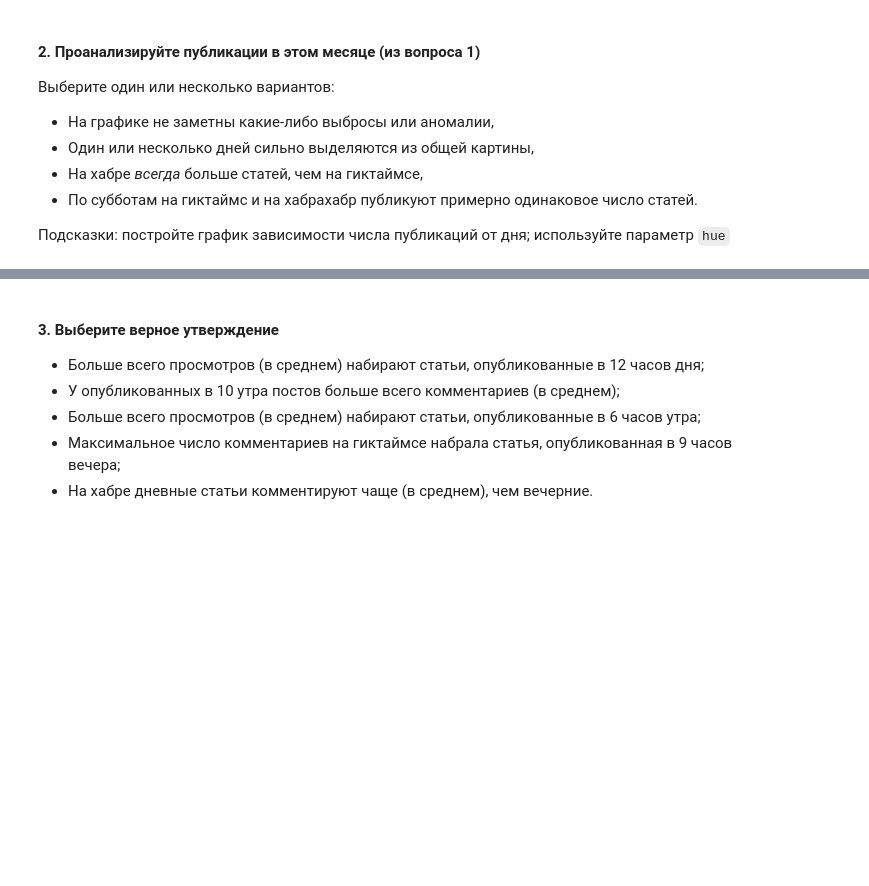
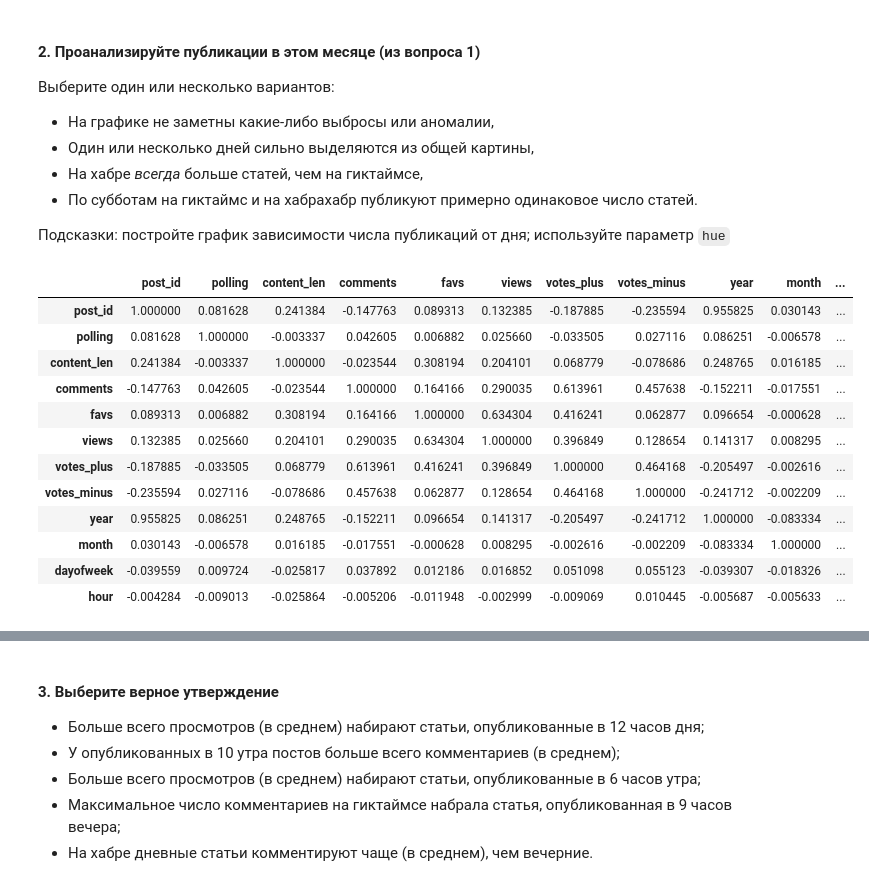
Before and after one commit to Sepren/MachineLearning, a Jupyter notebook: Упражнения.ipynb, the cells around one changed output, grey strips where cells are left out. Saved outputs shown, nothing was run; the diff lists cells and outputs as text; code cells hidden in the pictures; blank space fills up the shorter version.

```diff
--- a/Упражнения.ipynb
+++ b/Упражнения.ipynb
@@ -470,3 +501,19 @@ df['hour'] = [d.hour for d in df.published]
 * По субботам на гиктаймс и на хабрахабр публикуют примерно одинаковое число статей.
 
 Подсказки: постройте график зависимости числа публикаций от дня; используйте параметр `hue`
+# %%
+df.corr()
+# %% [output]
+|  | post_id | polling | content_len | comments | favs | views | votes_plus | votes_minus | year | month | ... |
+| post_id | 1.000000 | 0.081628 | 0.241384 | -0.147763 | 0.089313 | 0.132385 | -0.187885 | -0.235594 | 0.955825 | 0.030143 | ... |
+| polling | 0.081628 | 1.000000 | -0.003337 | 0.042605 | 0.006882 | 0.025660 | -0.033505 | 0.027116 | 0.086251 | -0.006578 | ... |
+| content_len | 0.241384 | -0.003337 | 1.000000 | -0.023544 | 0.308194 | 0.204101 | 0.068779 | -0.078686 | 0.248765 | 0.016185 | ... |
+| comments | -0.147763 | 0.042605 | -0.023544 | 1.000000 | 0.164166 | 0.290035 | 0.613961 | 0.457638 | -0.152211 | -0.017551 | ... |
+| favs | 0.089313 | 0.006882 | 0.308194 | 0.164166 | 1.000000 | 0.634304 | 0.416241 | 0.062877 | 0.096654 | -0.000628 | ... |
+| views | 0.132385 | 0.025660 | 0.204101 | 0.290035 | 0.634304 | 1.000000 | 0.396849 | 0.128654 | 0.141317 | 0.008295 | ... |
+| votes_plus | -0.187885 | -0.033505 | 0.068779 | 0.613961 | 0.416241 | 0.396849 | 1.000000 | 0.464168 | -0.205497 | -0.002616 | ... |
+| votes_minus | -0.235594 | 0.027116 | -0.078686 | 0.457638 | 0.062877 | 0.128654 | 0.464168 | 1.000000 | -0.241712 | -0.002209 | ... |
+| year | 0.955825 | 0.086251 | 0.248765 | -0.152211 | 0.096654 | 0.141317 | -0.205497 | -0.241712 | 1.000000 | -0.083334 | ... |
+| month | 0.030143 | -0.006578 | 0.016185 | -0.017551 | -0.000628 | 0.008295 | -0.002616 | -0.002209 | -0.083334 | 1.000000 | ... |
+| dayofweek | -0.039559 | 0.009724 | -0.025817 | 0.037892 | 0.012186 | 0.016852 | 0.051098 | 0.055123 | -0.039307 | -0.018326 | ... |
+| hour | -0.004284 | -0.009013 | -0.025864 | -0.005206 | -0.011948 | -0.002999 | -0.009069 | 0.010445 | -0.005687 | -0.005633 | ... |
```
Also changed, not shown: parts of 8 cells of this notebook.
